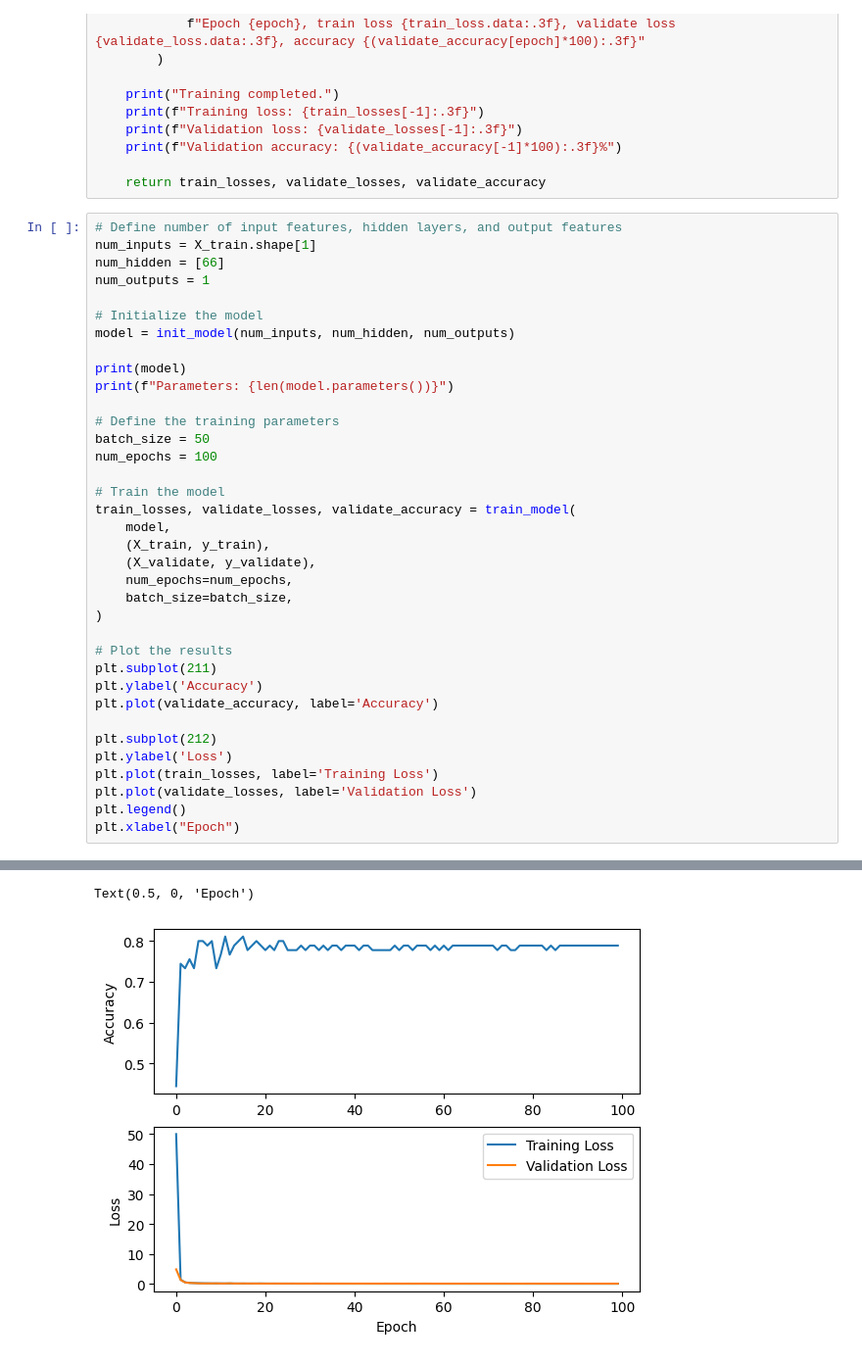
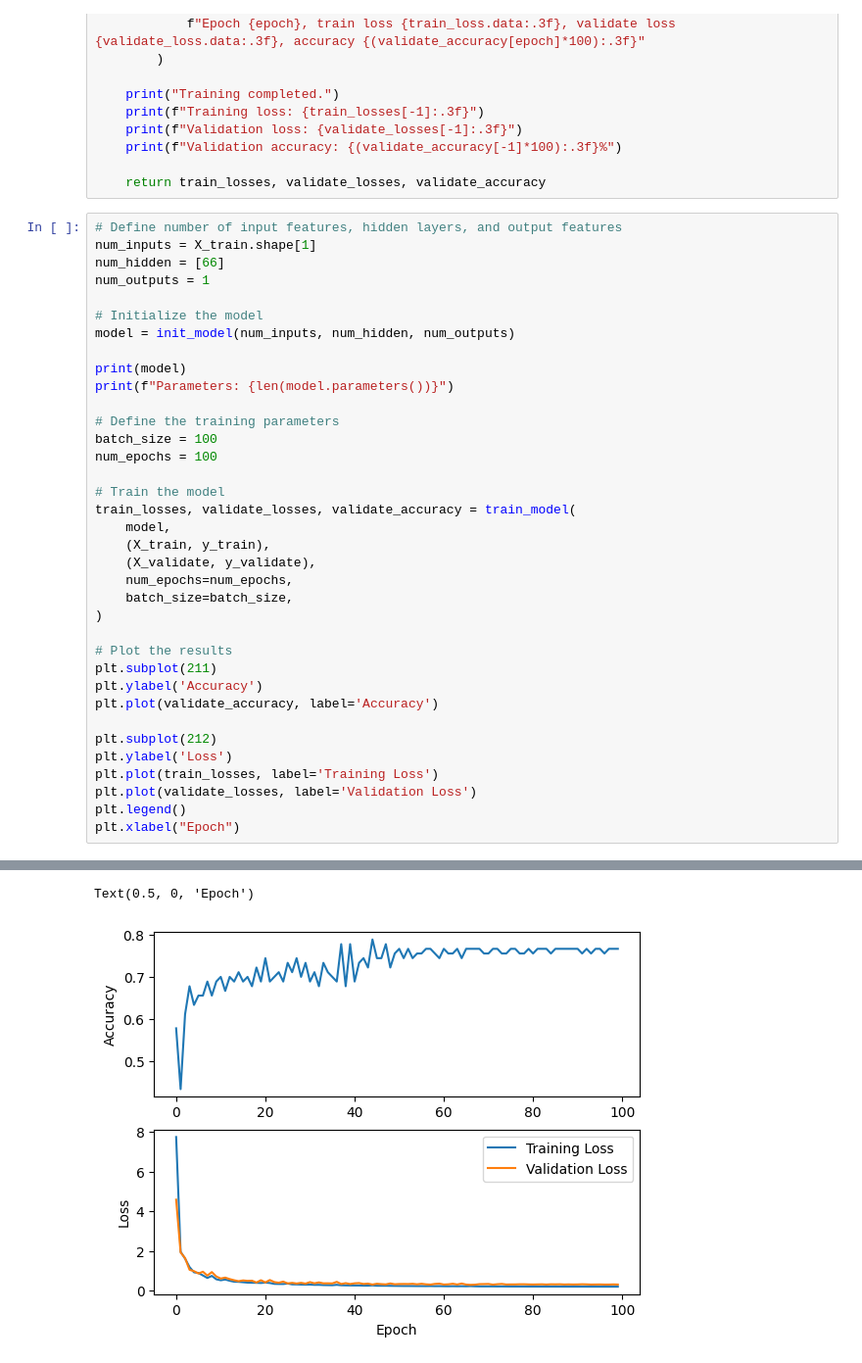
Before and after one commit to zirkelc/micrograd-titanic, a Jupyter notebook: micrograd.ipynb, the cells around one changed output, grey strips where cells are left out. Shown at 98% size. Saved outputs shown, nothing was run; the diff lists cells and outputs as text.

```diff
--- a/micrograd.ipynb
+++ b/micrograd.ipynb
@@ -398,7 +398,7 @@ print(model)
 print(f"Parameters: {len(model.parameters())}")
 
 # Define the training parameters
-batch_size = 50
+batch_size = 100
 num_epochs = 100
 
 # Train the model
@@ -442,5 +442,5 @@ Validation accuracy: 78.889%
 Text(0.5, 0, 'Epoch')
-[figure, old version]
+[figure, new version]
 # %%
 # Input features from the scaled test dataset
 test_features = test_scaled_df.to_numpy()
```
Also changed, not shown: parts of 2 cells of this notebook.
